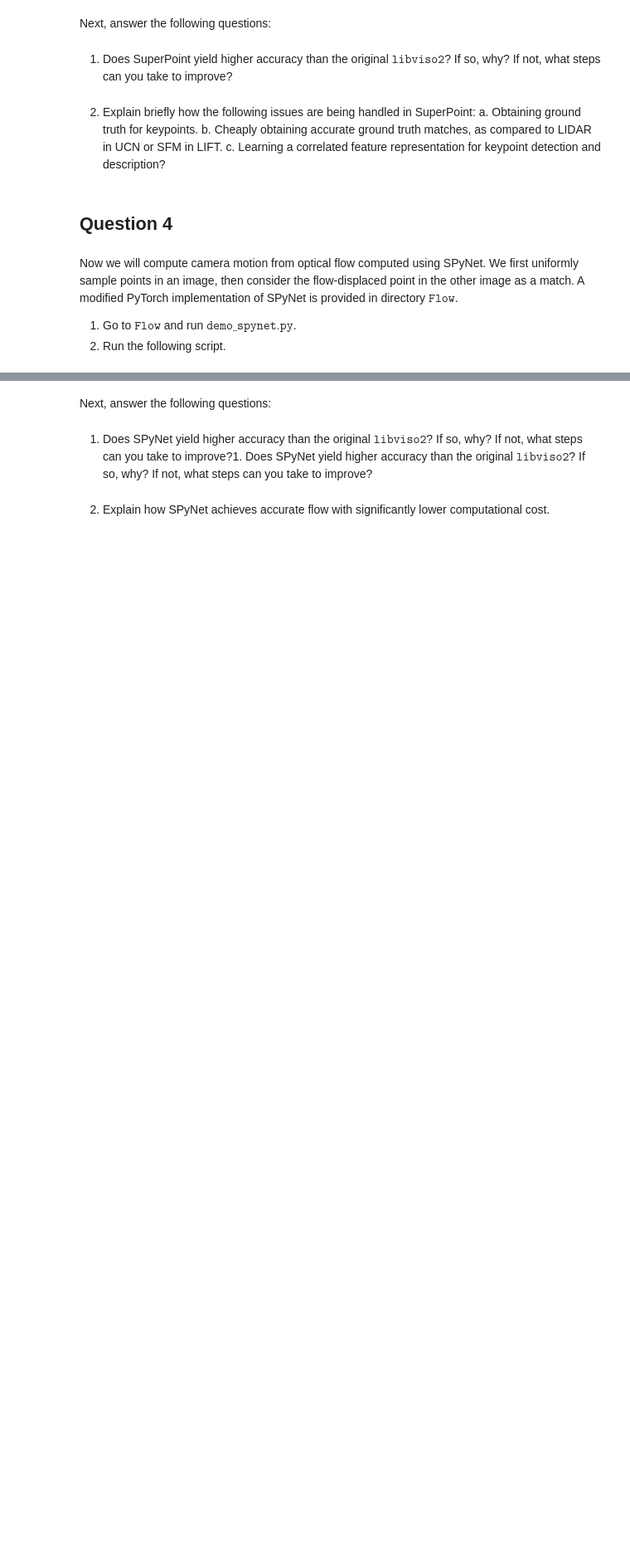
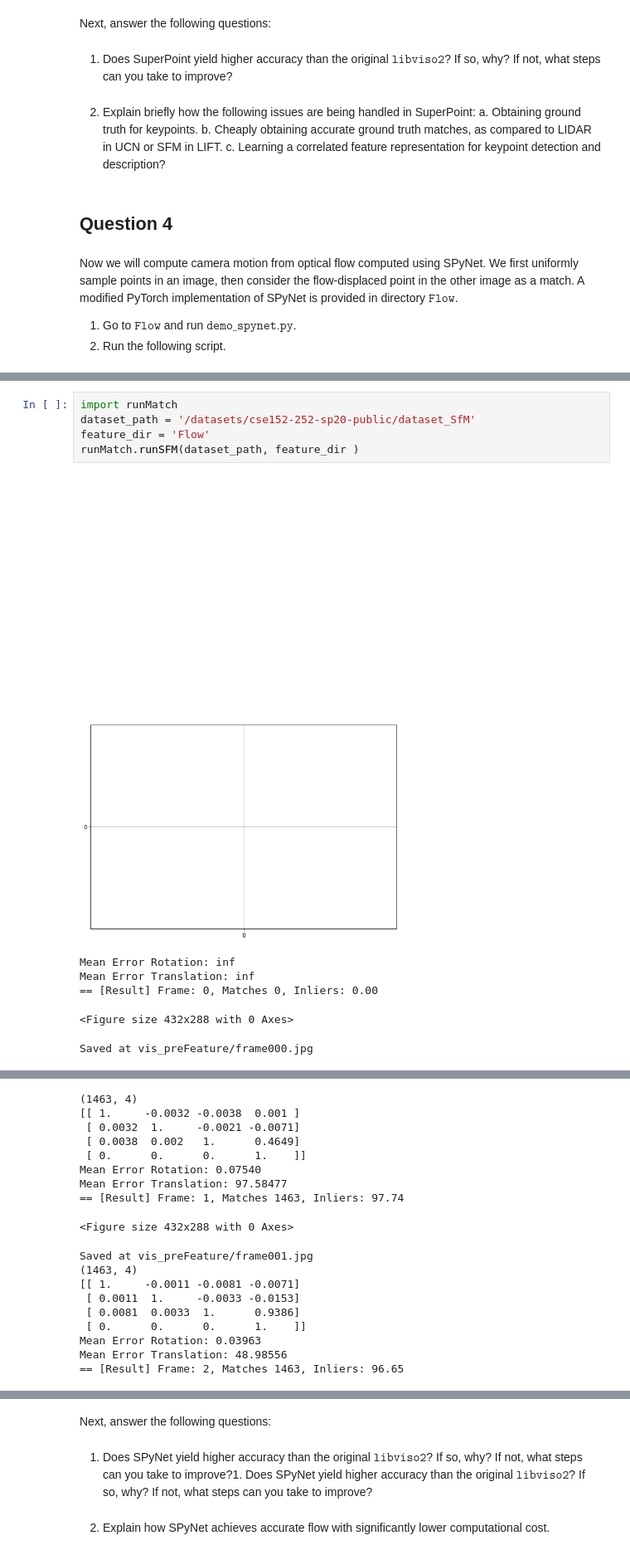
Before and after one commit to SatyamGaba/structure_from_motion, a Jupyter notebook: pyviso/demo_viso_mono.ipynb, the cells around one changed output, grey strips where cells are left out. Shown at 83% size. Drawn from its saved outputs; the diff is of its cells as text; blank space fills up the shorter version.

```diff
--- a/pyviso/demo_viso_mono.ipynb
+++ b/pyviso/demo_viso_mono.ipynb
@@ -871,0 +368,12 @@ for frame in range(first_frame, last_frame):
+# %%
+import runMatch
+dataset_path = '/datasets/cse152-252-sp20-public/dataset_SfM'
+feature_dir = 'Flow'
+runMatch.runSFM(dataset_path, feature_dir )
+# %% [output]
+[figure, added]
+Mean Error Rotation: inf
+Mean Error Translation: inf
+== [Result] Frame: 0, Matches 0, Inliers: 0.00
+<Figure size 432x288 with 0 Axes>
+Saved at vis_preFeature/frame000.jpg
@@ -871,0 +381,18 @@ for frame in range(first_frame, last_frame):
+(1463, 4)
+[[ 1.     -0.0032 -0.0038  0.001 ]
+ [ 0.0032  1.     -0.0021 -0.0071]
+ [ 0.0038  0.002   1.      0.4649]
+ [ 0.      0.      0.      1.    ]]
+Mean Error Rotation: 0.07540
+Mean Error Translation: 97.58477
+== [Result] Frame: 1, Matches 1463, Inliers: 97.74
+<Figure size 432x288 with 0 Axes>
+Saved at vis_preFeature/frame001.jpg
+(1463, 4)
+[[ 1.     -0.0011 -0.0081 -0.0071]
+ [ 0.0011  1.     -0.0033 -0.0153]
+ [ 0.0081  0.0033  1.      0.9386]
+ [ 0.      0.      0.      1.    ]]
+Mean Error Rotation: 0.03963
+Mean Error Translation: 48.98556
+== [Result] Frame: 2, Matches 1463, Inliers: 96.65
```
Also changed, not shown: parts of 11 cells of this notebook, 3 other files.
